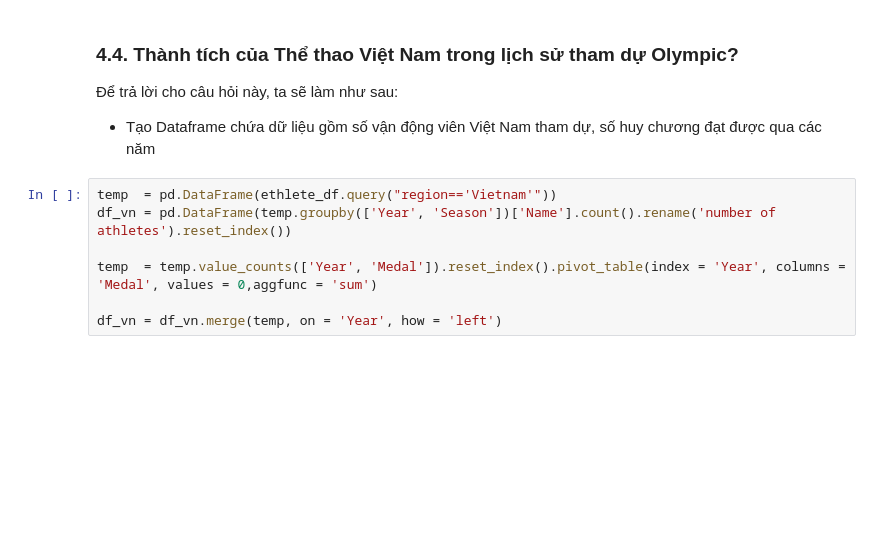
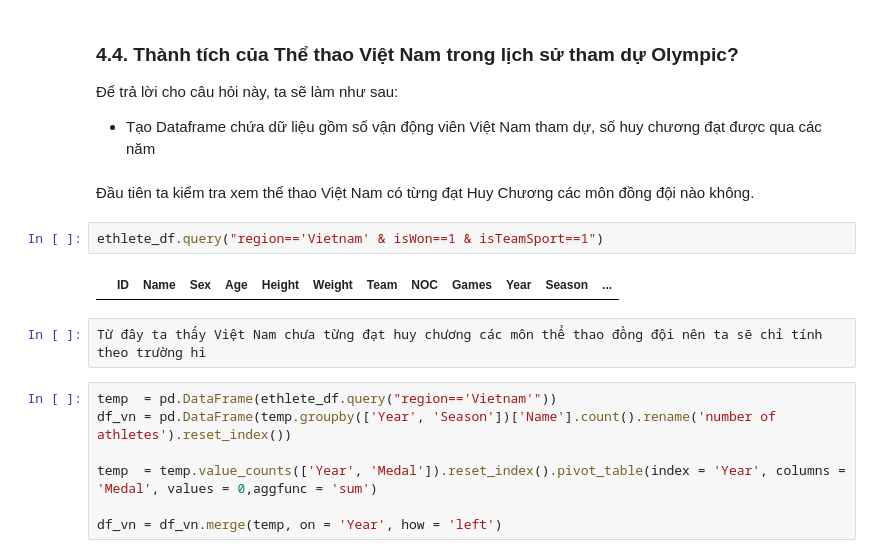
Before and after one commit to tungbtt/LTKHDL_Project, a Jupyter notebook: Olympics.ipynb, the cells around one changed output. Saved outputs shown, nothing was run; the diff lists cells and outputs as text; blank space fills up the shorter version.

```diff
--- a/Olympics.ipynb
+++ b/Olympics.ipynb
@@ -511,6 +511,14 @@ Từ những năm 1996 đến 2016, Mỹ luôn dẫn đầu về thổng số l
 
 Để trả lời cho câu hỏi này, ta sẽ làm như sau:
 - Tạo Dataframe chứa dữ liệu gồm số vận động viên Việt Nam tham dự, số huy chương đạt được qua các năm
+# %% [markdown]
+Đầu tiên ta kiểm tra xem thể thao Việt Nam có từng đạt Huy Chương các môn đồng đội nào không.
+# %%
+ethlete_df.query("region=='Vietnam' & isWon==1 & isTeamSport==1")
+# %% [output]
+|  | ID | Name | Sex | Age | Height | Weight | Team | NOC | Games | Year | Season | ... |
+# %%
+Từ đây ta thấy Việt Nam chưa từng đạt huy chương các môn thể thao đồng đội nên ta sẽ chỉ tính theo trường hi
 # %%
 temp  = pd.DataFrame(ethlete_df.query("region=='Vietnam'"))
 df_vn = pd.DataFrame(temp.groupby(['Year', 'Season'])['Name'].count().rename('number of athletes').reset_index())
```
